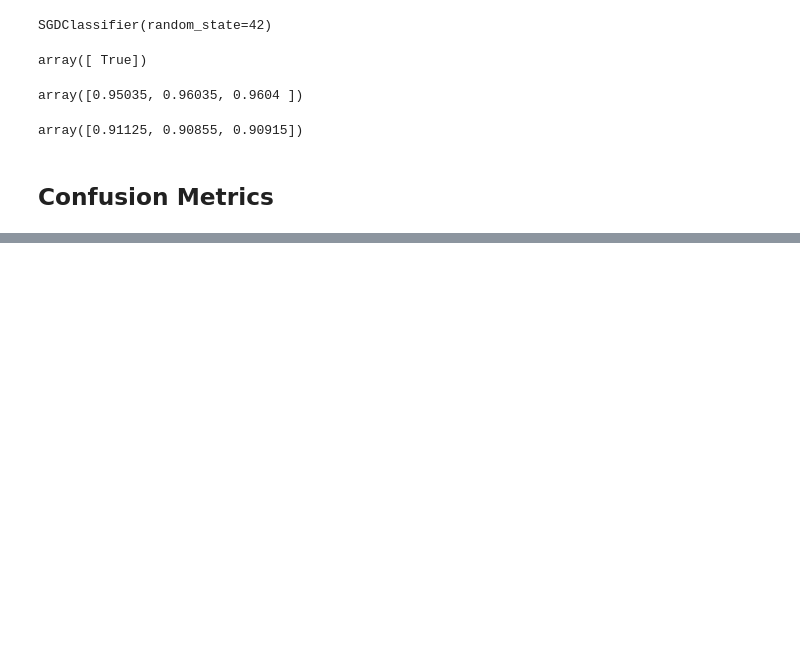
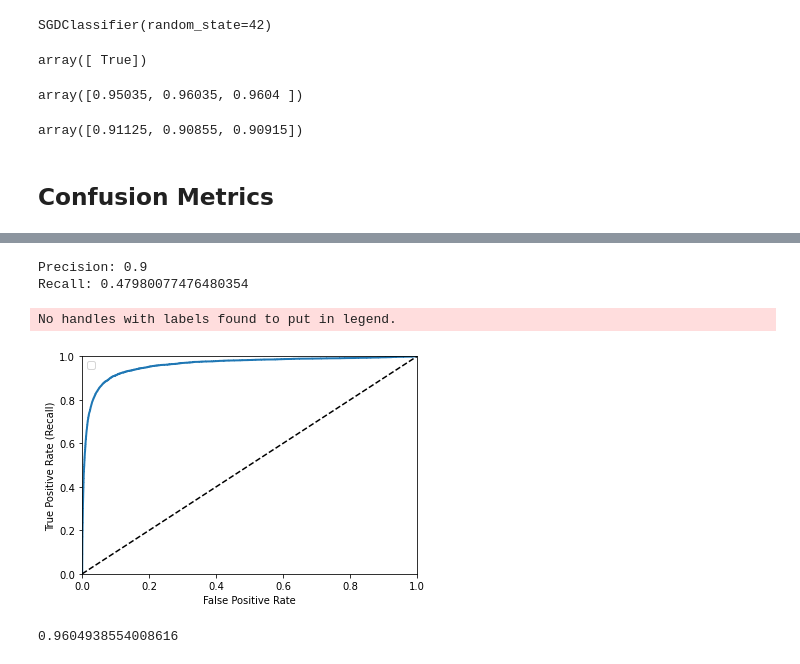
Before and after one commit to ygivenx/book-hands-on-ml-scikit-tf, a Jupyter notebook: 3-ch.ipynb, the cells around one changed output, grey strips where cells are left out. Drawn from its saved outputs; the diff is of its cells as text; code cells hidden in the pictures; blank space fills up the shorter version.

```diff
--- a/3-ch.ipynb
+++ b/3-ch.ipynb
@@ -79,0 +83,2 @@ confusion_matrix(y_train_5, y_train_pred)
+# %%
+y_scores = cross_val_predict(sgd_clf, X_train, y_train_5, cv=3, method='decision_function')
@@ -79,0 +125,30 @@ confusion_matrix(y_train_5, y_train_pred)
+# %%
+from sklearn.metrics import precision_score, recall_score
+print(f"Precision: {precision_score(y_train_5, y_train_pred)}")
+print(f"Recall: {recall_score(y_train_5, y_train_pred)}")
+# %% [output]
+Precision: 0.9
+Recall: 0.47980077476480354
+# %%
+from sklearn.metrics import roc_curve
+
+fpr, tpr, thresholds = roc_curve(y_train_5, y_scores)
+# %%
+def plot_roc_curve(fpr, tpr, label=None):
+    plt.plot(fpr, tpr, linewidth=2, label=label)
+    plt.plot([0,1], [0,1], 'k--')
+    plt.xlabel('False Positive Rate')
+    plt.ylabel('True Positive Rate (Recall)')
+    plt.xlim(0,1)
+    plt.ylim(0,1)
+    plt.legend()
+
+plot_roc_curve(fpr, tpr)
+# %% [output]
+No handles with labels found to put in legend.
+[figure, added]
+# %%
+from sklearn.metrics import roc_auc_score
+roc_auc_score(y_train_5, y_scores)
+# %% [output]
+0.9604938554008616
```
Also changed, not shown: parts of 22 cells of this notebook, 1 other file.
